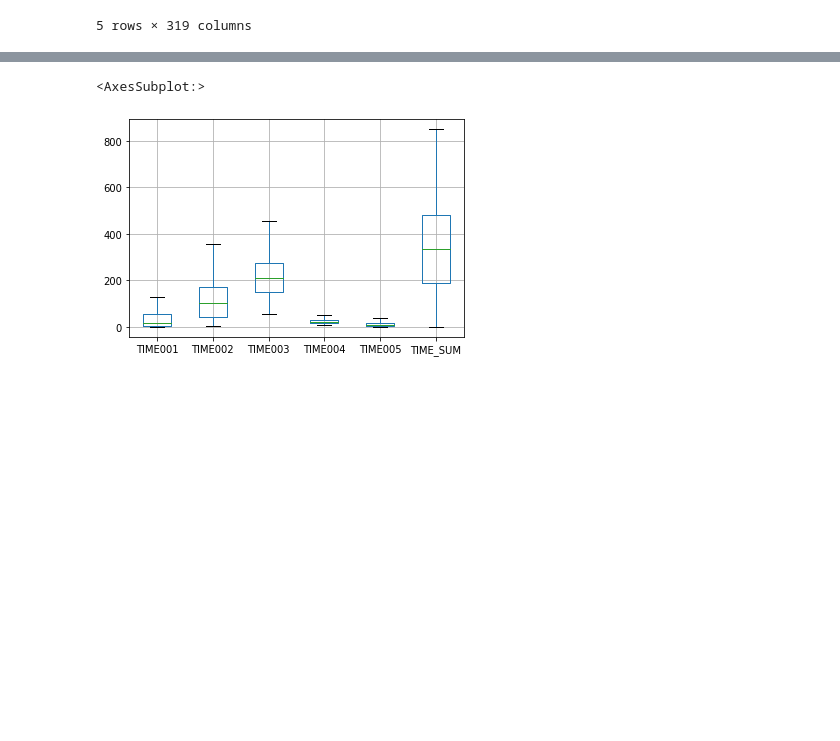
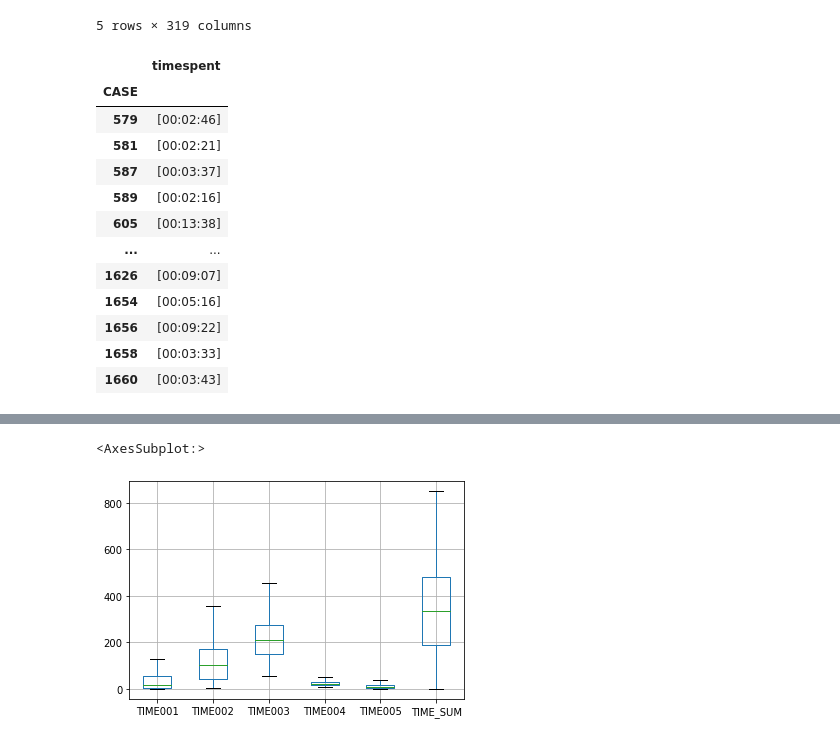
Before and after one commit to tlabarta/helpfulnessofxai, a Jupyter notebook: questionnaire_participants_statistics_charts.ipynb, the cells around one changed output, grey strips where cells are left out. Cells and saved outputs as stored; diff of their text form; code cells hidden in the pictures; blank space fills up the shorter version.

```diff
--- a/questionnaire_participants_statistics_charts.ipynb
+++ b/questionnaire_participants_statistics_charts.ipynb
@@ -83,5 +83,19 @@ df_time['time_in_sec'] =  t_time
 #df_time.assign(TIMESPENT = t_time)
 # %%
 df_time = df_time.groupby('CASE')['timespent'].apply(list)
+df_time = pd.DataFrame(df_time)
 df_time
 # %% [output]
+|  | timespent |
+| CASE |  |
+| 579 | [00:02:46] |
+| 581 | [00:02:21] |
+| 587 | [00:03:37] |
+| 589 | [00:02:16] |
+| 605 | [00:13:38] |
+| ... | ... |
+| 1626 | [00:09:07] |
+| 1654 | [00:05:16] |
+| 1656 | [00:09:22] |
+| 1658 | [00:03:33] |
+| 1660 | [00:03:43] |
```
Also changed, not shown: parts of 4 cells of this notebook.
